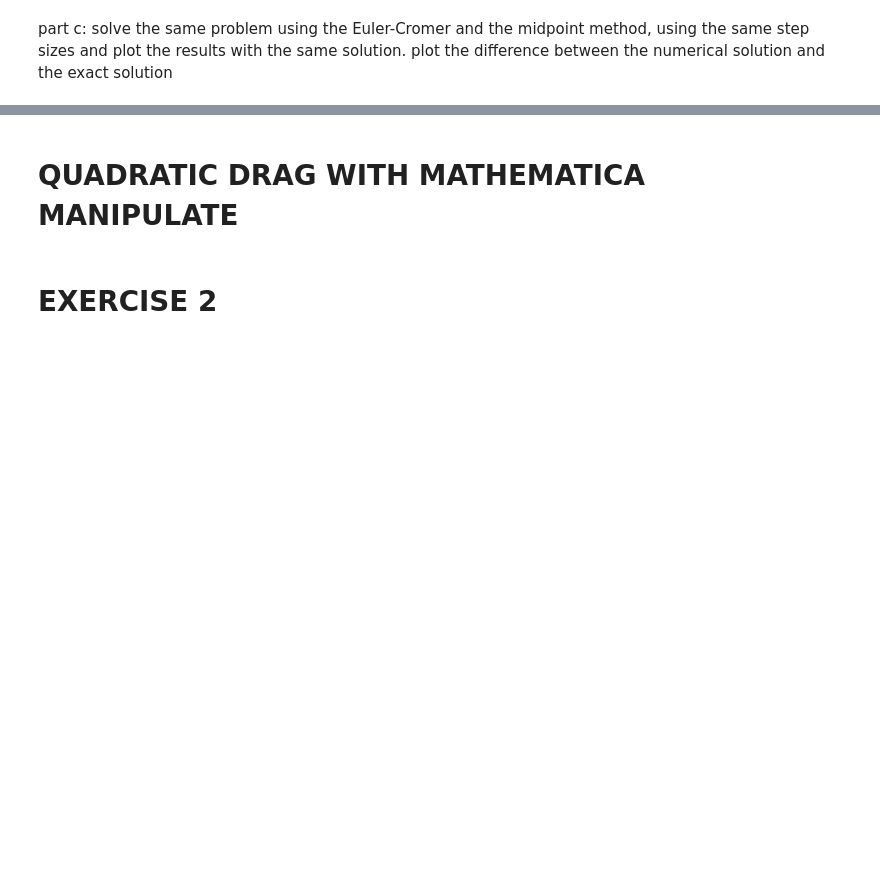
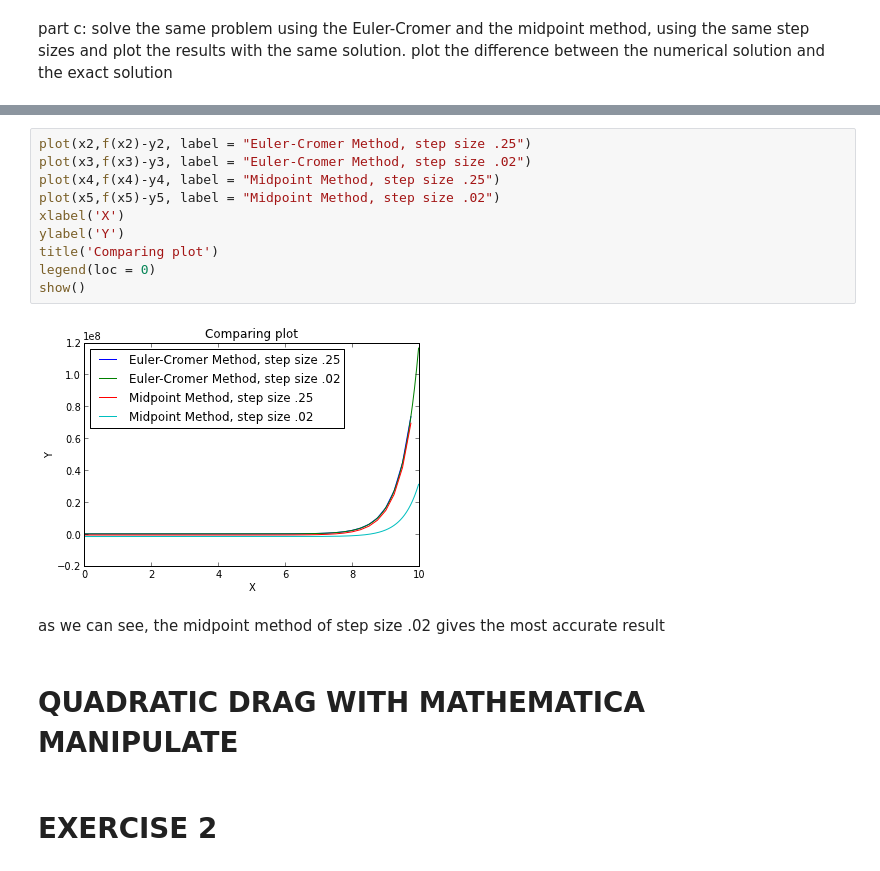
Before and after one commit to jruncoPHYS202/PHYS202-S13, a Jupyter notebook: week7/ThursdayNotes.ipynb, the cells around one changed output, grey strips where cells are left out. Drawn from its saved outputs; the diff is of its cells as text; blank space fills up the shorter version.

```diff
--- a/week7/ThursdayNotes.ipynb
+++ b/week7/ThursdayNotes.ipynb
@@ -99,3 +117,17 @@ IndexError: index out of bounds
+# %%
+plot(x2,f(x2)-y2, label = "Euler-Cromer Method, step size .25")
+plot(x3,f(x3)-y3, label = "Euler-Cromer Method, step size .02")
+plot(x4,f(x4)-y4, label = "Midpoint Method, step size .25")
+plot(x5,f(x5)-y5, label = "Midpoint Method, step size .02")
+xlabel('X')
+ylabel('Y')
+title('Comparing plot')
+legend(loc = 0)
+show()
+# %% [output]
+[figure, added]
+# %% [markdown]
+as we can see, the midpoint method of step size .02 gives the most accurate result
 # %% [markdown]
 QUADRATIC DRAG WITH MATHEMATICA MANIPULATE
 =
```
Also changed, not shown: parts of 13 cells of this notebook.
